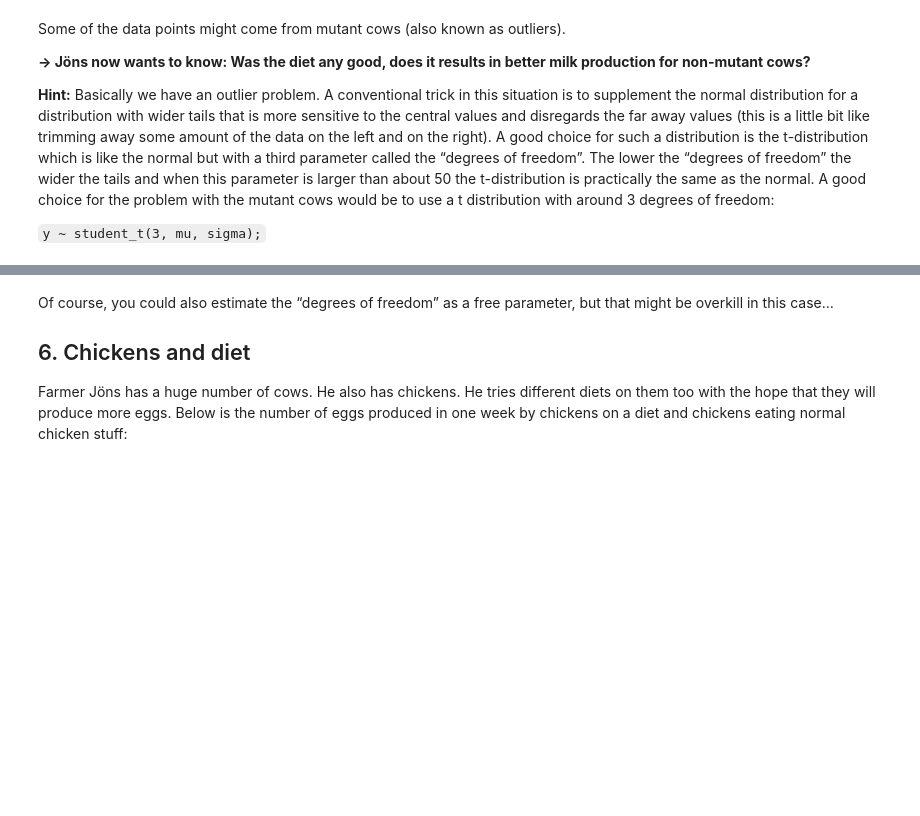
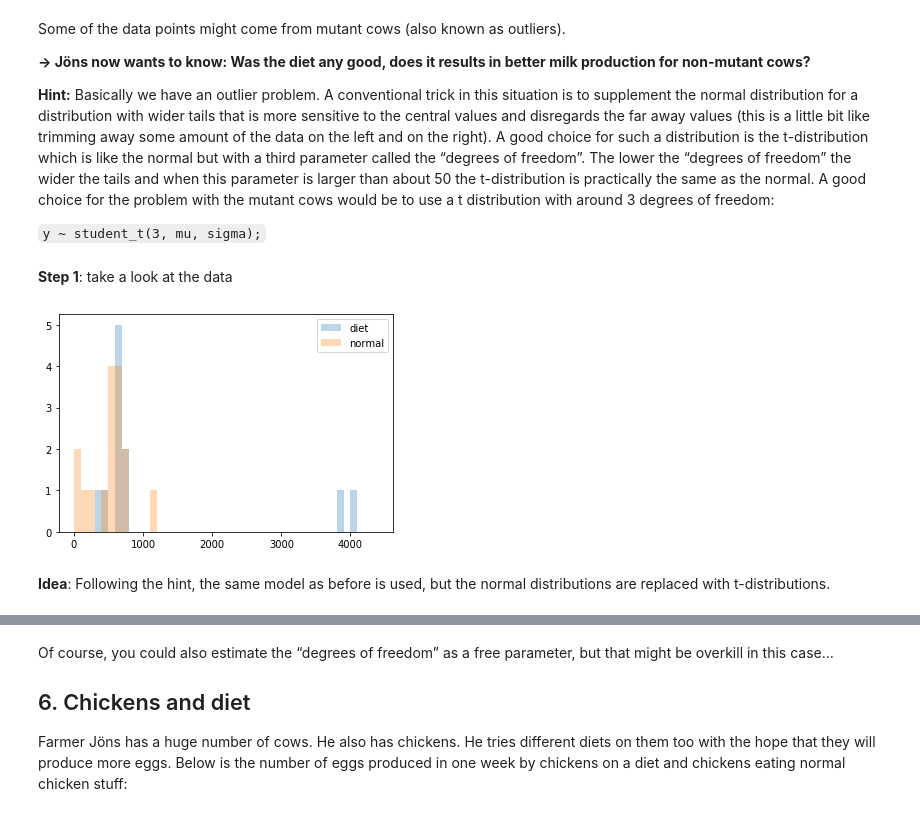
Before and after one commit to francescolosterzo/bayesianprobabilitiesworkshop, a Jupyter notebook: Exercise 3.ipynb, the cells around one changed output, grey strips where cells are left out. Drawn from its saved outputs; the diff is of its cells as text; code cells hidden in the pictures; blank space fills up the shorter version.

```diff
--- a/Exercise 3.ipynb
+++ b/Exercise 3.ipynb
@@ -333,3 +329,18 @@ Some of the data points might come from mutant cows (also known as outliers).
 **Hint:** Basically we have an outlier problem. A conventional trick in this situation is to supplement the normal distribution for a distribution with wider tails that is more sensitive to the central values and disregards the far away values (this is a little bit like trimming away some amount of the data on the left and on the right). A good choice for such a distribution is the t-distribution which is like the normal but with a third parameter called the “degrees of freedom”. The lower the “degrees of freedom” the wider the tails and when this parameter is larger than about 50 the t-distribution is practically the same as the normal. A good choice for the problem with the mutant cows would be to use a t distribution with around 3 degrees of freedom:
 
 `y ~ student_t(3, mu, sigma);`
+# %% [markdown]
+**Step 1**: take a look at the data
+# %%
+plt.figure()
+
+bins=np.arange(0, 4500, 100)
+
+_ = plt.hist(diet_milk, alpha=.3, bins=bins, label='diet')
+_ = plt.hist(normal_milk, alpha=.3, bins=bins, label='normal')
+
+_ = plt.legend(loc='best')
+# %% [output]
+[figure, added]
+# %% [markdown]
+**Idea**: Following the hint, the same model as before is used, but the normal distributions are replaced with t-distributions.
```
Also changed, not shown: parts of 27 cells of this notebook.
